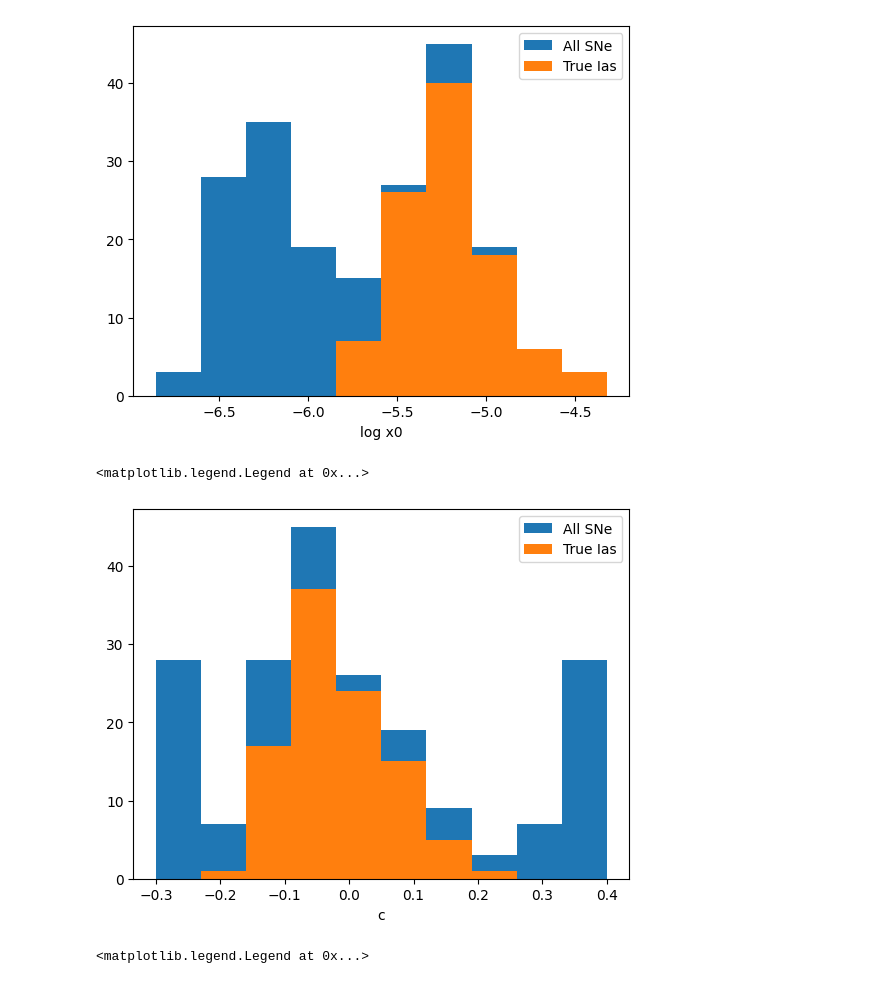
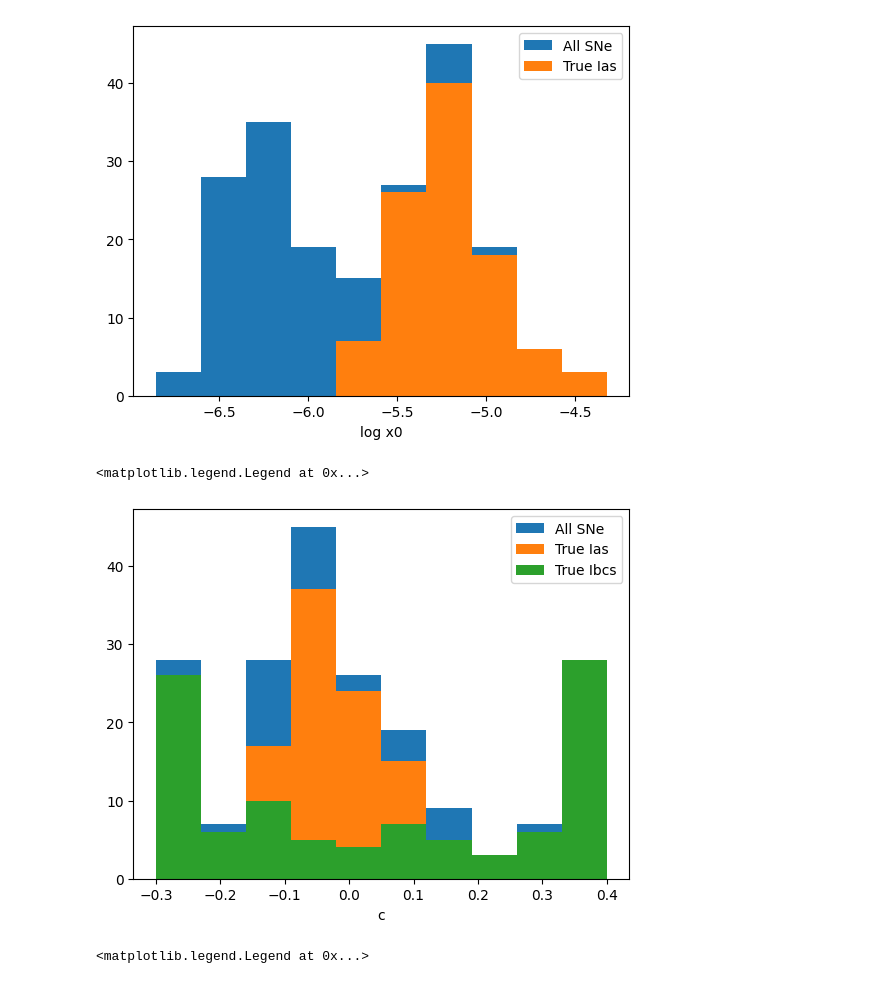
Before and after one commit to asmuzsoy/beams_ext, a Jupyter notebook: fit_many_ibc.ipynb, the cells around one changed output. Cells and saved outputs as stored; diff of their text form; code cells hidden in the pictures.

```diff
--- a/fit_many_ibc.ipynb
+++ b/fit_many_ibc.ipynb
@@ -196,0 +220,3 @@ def simulate_ibc(true_z, mej, fni, vej):
+# %%
+light_curve = simulate_ibc(0.15, 10, 3, 0.1, 10000)
+sncosmo.plot_lc(light_curve[0]);
@@ -207,2 +235,4 @@ def fit_ibc(true_z, lcs):
     # return sncosmo.flatten_result(result)
     return result, fitted_model
+# %%
+result, fitted_model = fit_ibc(0.15, 3, light_curve)
@@ -209,7 +245,7 @@ def fit_ibc(true_z, lcs):
 # %%
 num_to_fit = 10
 
-fits = {'true_z': [], 'true_mej': [], 'true_fni': [], 'true_vej':[], 'fit_mej':[], 'fit_fni':[], 'fit_vej':[]}
+fits = {'true_z': [], 'true_texp': [], 'true_mej': [], 'true_fni': [], 'true_vej':[], 'fit_mej':[], 'fit_fni':[], 'fit_vej':[]}
 
 start = time.time()
 # for index, row in ibc_df.iterrows():
@@ -217,22 +253,27 @@ for true_z, mej, fni, k_energy in zip(ibc_df['true_z'].to_numpy(), ibc_df['Mejec
     k_energy *=  1e51 * u.erg
     vej = ((2 * k_energy / (mej * u.Msun))**0.5).to(u.km / u.s)
 
+    # this_texp = np.random.uniform(0., 7.)
+    this_texp = 1
+    print(this_texp)
+
     print(mej, fni, vej)
-    try:
-        lcs = simulate_ibc(true_z, mej, fni, vej.value)
-        # sncosmo.plot_lc(lcs[0])
+    # try:
+    lcs = simulate_ibc(true_z, this_texp, mej, fni, vej.value)
+    # sncosmo.plot_lc(lcs[0])
 
-        result, fitted_model = fit_ibc(true_z, lcs)
-        result_dict = sncosmo.flatten_result(result)
-        fits['true_z'].append(true_z)
-        fits['true_mej'].append(mej)
-        fits['true_fni'].append(fni)
-        fits['true_vej'].append(vej.value)
-        fits['fit_mej'].append(result_dict['mej'])
-        fits['fit_fni'].append(result_dict['fni'])
-        fits['fit_vej'].append(result_dict['vej'])
-    except:
-        print("Did not work")
+    result, fitted_model = fit_ibc(true_z, this_texp, lcs)
+    result_dict = sncosmo.flatten_result(result)
+    fits['true_z'].append(true_z)
+    fits['true_texp'].append(this_texp)
+    fits['true_mej'].append(mej)
+    fits['true_fni'].append(fni)
+    fits['true_vej'].append(vej.value)
+    fits['fit_mej'].append(result_dict['mej'])
+    fits['fit_fni'].append(result_dict['fni'])
+    fits['fit_vej'].append(result_dict['vej'])
+    # except:
+    #     print("Did not work")
 
     if len(fits['fit_mej']) == num_to_fit:
         break
@@ -332,7 +361,7 @@ def fit_ia(true_z, lcs):
     this_ia_model.set(z = true_z)
 
     result, fitted_model = sncosmo.fit_lc(lcs[0], this_ia_model,
-    ['t0', 'x0', 'x1', 'c'], minsnr = 1., guess_z = False, bounds={'x0':(0, 0.1), 'x1':(-3, 2), 'c':(-0.3, 0.4)})
+    ['t0', 'x0', 'x1', 'c'], minsnr = 1., guess_z = False, bounds={'x0':(0, 0.1), 'x1':(-3, 2), 'c':(-1, 1)})
 
     # return sncosmo.flatten_result(result)
     return result, fitted_model
@@ -589,11 +620,13 @@ plt.legend()
 # %%
 _, bins, _ = plt.hist(fit_c, label="All SNe")
 plt.hist([sn.true_params['c'] for sn in true_ia_sne], label="True Ias", bins=bins)
+plt.hist(fit_c[(len(fit_c)//2):len(fit_c)], label="True Ibcs", bins=bins)
+
 plt.xlabel("c")
 plt.legend()
 # %% [output]
 <matplotlib.legend.Legend at 0x...>
-[figure, old version]
+[figure, new version]
 # %%
 _, bins, _ = plt.hist(fit_mej, label="All SNe")
 plt.hist([sn.true_params['mej'] for sn in true_ibc_sne], label="True Ibcs", bins=bins)
```
Also changed, not shown: parts of 11 cells of this notebook.
